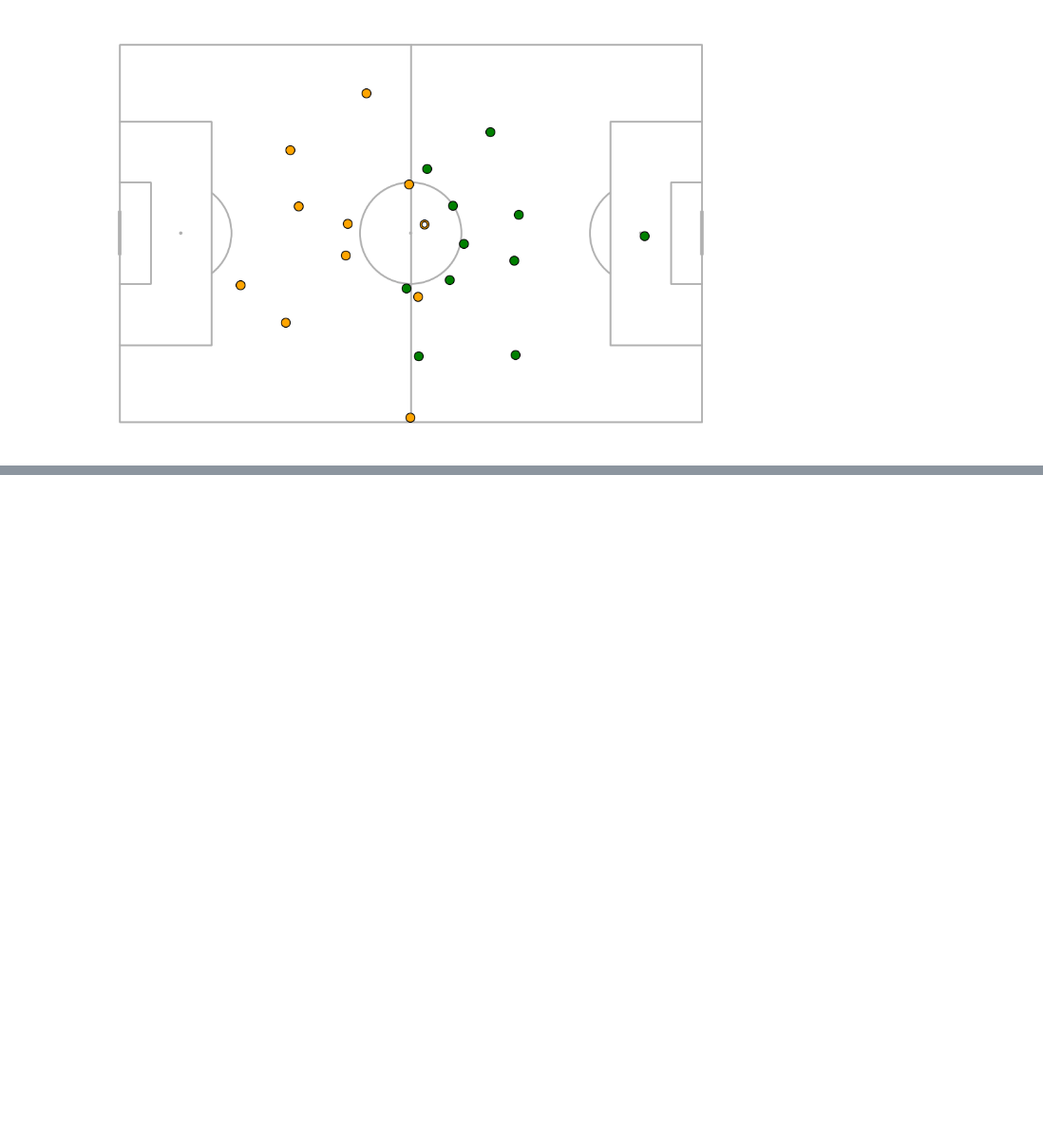
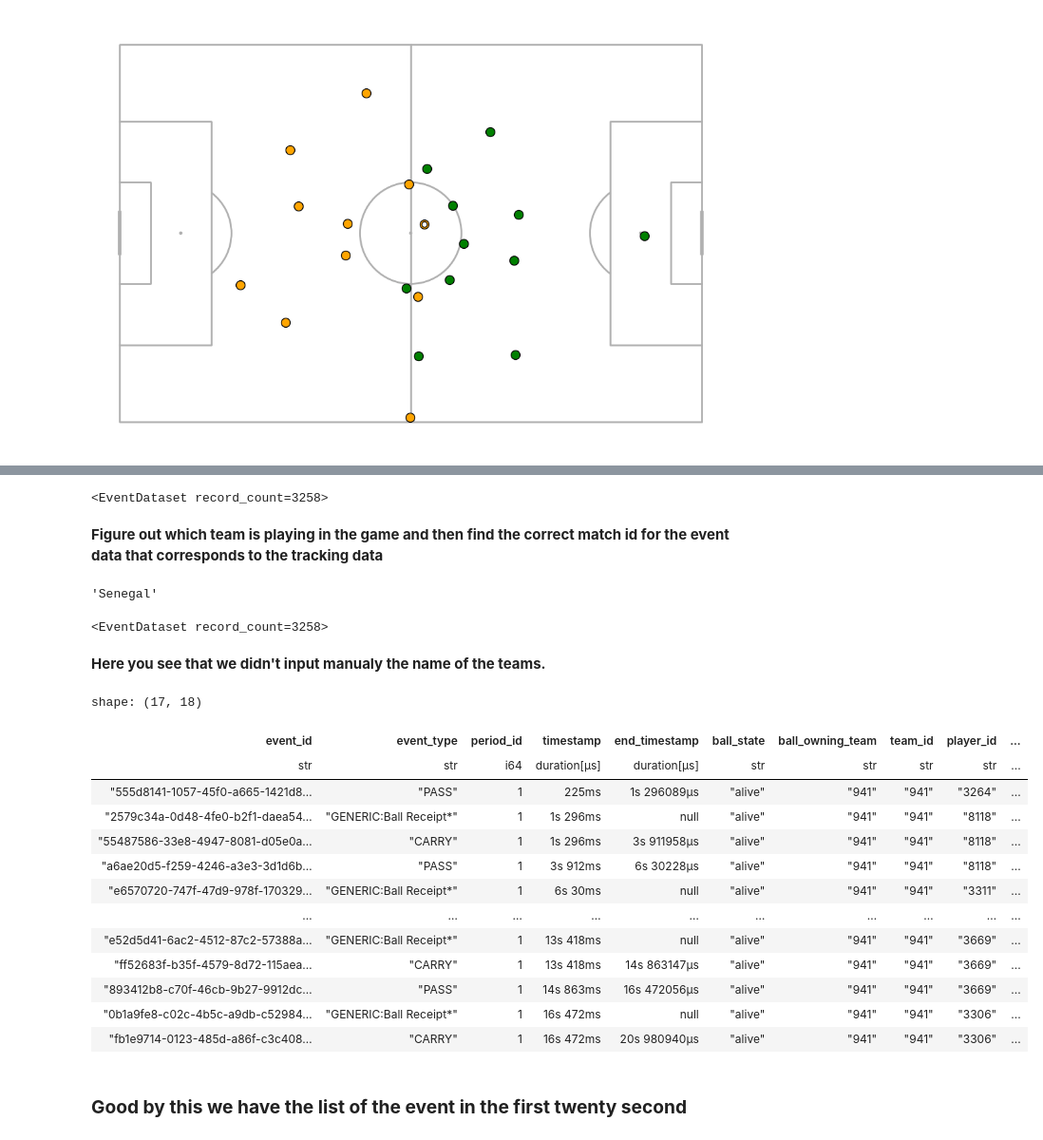
Before and after one commit to stephTchembeu/pysport-aims, a Jupyter notebook: fourth_week/refractor06_08.ipynb, the cells around one changed output, grey strips where cells are left out. Shown: that part at 95% size. Saved outputs shown, nothing was run; the diff lists cells and outputs as text; code cells hidden in the pictures; blank space fills up the shorter version.

Commit message:
trying to get in a naive way first the frame related to the event linking them using the timestamp.

```diff
--- a/fourth_week/refractor06_08.ipynb
+++ b/fourth_week/refractor06_08.ipynb
@@ -150,0 +173,71 @@ anim.save("animation2.mp4", fps=30, extra_args=['-vcodec', 'libx264'])
+# %%
+# now load the corresponding match.
+# get the match id
+match_id = sn_VS_pb["match_id"][0]
+
+# oad the corresponding files
+sn_VS_pb_df = statsbomb.load(
+    event_data=f"https://raw.githubusercontent.com/statsbomb/open-data/master/data/events/{match_id}.json",
+    lineup_data=f"https://raw.githubusercontent.com/statsbomb/open-data/master/data/lineups/{match_id}.json",
+    three_sixty_data=f"https://raw.githubusercontent.com/statsbomb/open-data/master/data/three-sixty/{match_id}.json"
+)
+sn_VS_pb_df
+# %% [output]
+<EventDataset record_count=3258>
+# %% [markdown]
+**Figure out which team is playing in the game and then find the correct match id for the event data that corresponds to the tracking data**
+# %%
+# by the previous up to now what we did is to assume the name of the team we want to deal with and just load their data from the event dataset.
+# assume now we just get the tracking data the best way is to get there directly the name of the teams and their ground to simplify the logic of the selection.
+team_info = {
+    "home_team_name": dataset.metadata.teams[0].name,
+    "home_team_id": dataset.metadata.teams[0].team_id,
+    "home_team_ground": dataset.metadata.teams[0].ground,
+    "away_team_name":dataset.metadata.teams[1].name,
+    "away_team_id": dataset.metadata.teams[1].team_id,
+    "away_team_ground": dataset.metadata.teams[0].ground,
+}
+
+# test to read the values
+team_info["home_team_name"]
+# %% [output]
+'Senegal'
+# %%
+# by this we can now get a simplyfied request to get the event_data
+condition_2 = ((pl.col("home_team") == team_info["home_team_name"]) & (pl.col("away_team") == team_info["away_team_name"]))
+# then we can get the match_id in the set of provided match data and load it
+match_id2 = pl.from_pandas(matches).filter(condition_2)["match_id"][0]
+
+# load the corresponding files
+sn_VS_pb_df = statsbomb.load(
+    event_data=f"https://raw.githubusercontent.com/statsbomb/open-data/master/data/events/{match_id2}.json",
+    lineup_data=f"https://raw.githubusercontent.com/statsbomb/open-data/master/data/lineups/{match_id2}.json",
+    three_sixty_data=f"https://raw.githubusercontent.com/statsbomb/open-data/master/data/three-sixty/{match_id2}.json"
+)
+sn_VS_pb_df
+# %% [output]
+<EventDataset record_count=3258>
+# %% [markdown]
+**Here you see that we didn't input manualy the name of the teams.**
+# %%
+# select only the event starting after the first pass on 20 s
+first_twenty_sec = sn_VS_pb_df.filter(lambda event:((event.timestamp.total_seconds() > 0.21) & (event.timestamp.total_seconds() < 20) & (event.period.id == 1)))
+# %%
+first_twenty_sec.to_df(engine="polars")
+# %% [output]
+shape: (17, 18)
+| event_id | event_type | period_id | timestamp | end_timestamp | ball_state | ball_owning_team | team_id | player_id | ... |
+| str | str | i64 | duration[μs] | duration[μs] | str | str | str | str | ... |
+| "555d8141-1057-45f0-a665-1421d8… | "PASS" | 1 | 225ms | 1s 296089µs | "alive" | "941" | "941" | "3264" | ... |
+| "2579c34a-0d48-4fe0-b2f1-daea54… | "GENERIC:Ball Receipt*" | 1 | 1s 296ms | null | "alive" | "941" | "941" | "8118" | ... |
+| "55487586-33e8-4947-8081-d05e0a… | "CARRY" | 1 | 1s 296ms | 3s 911958µs | "alive" | "941" | "941" | "8118" | ... |
+| "a6ae20d5-f259-4246-a3e3-3d1d6b… | "PASS" | 1 | 3s 912ms | 6s 30228µs | "alive" | "941" | "941" | "8118" | ... |
+| "e6570720-747f-47d9-978f-170329… | "GENERIC:Ball Receipt*" | 1 | 6s 30ms | null | "alive" | "941" | "941" | "3311" | ... |
+| … | … | … | … | … | … | … | … | … | ... |
+| "e52d5d41-6ac2-4512-87c2-57388a… | "GENERIC:Ball Receipt*" | 1 | 13s 418ms | null | "alive" | "941" | "941" | "3669" | ... |
+| "ff52683f-b35f-4579-8d72-115aea… | "CARRY" | 1 | 13s 418ms | 14s 863147µs | "alive" | "941" | "941" | "3669" | ... |
+| "893412b8-c70f-46cb-9b27-9912dc… | "PASS" | 1 | 14s 863ms | 16s 472056µs | "alive" | "941" | "941" | "3669" | ... |
+| "0b1a9fe8-c02c-4b5c-a9db-c52984… | "GENERIC:Ball Receipt*" | 1 | 16s 472ms | null | "alive" | "941" | "941" | "3306" | ... |
+| "fb1e9714-0123-485d-a86f-c3c408… | "CARRY" | 1 | 16s 472ms | 20s 980940µs | "alive" | "941" | "941" | "3306" | ... |
+# %% [markdown]
+### **Good by this we have the list of the event in the first twenty second**
```
Also changed, not shown: parts of 18 cells of this notebook, 1 other file.
